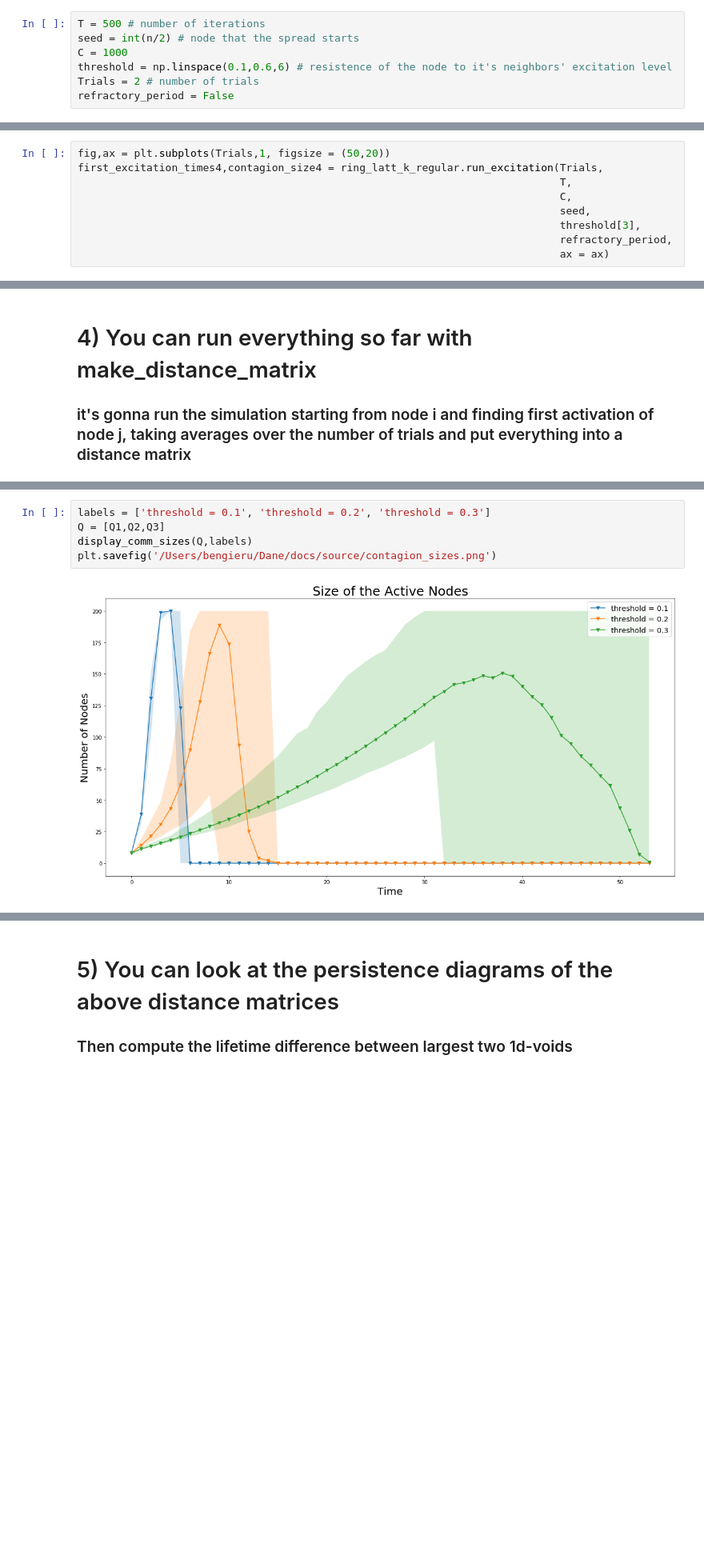
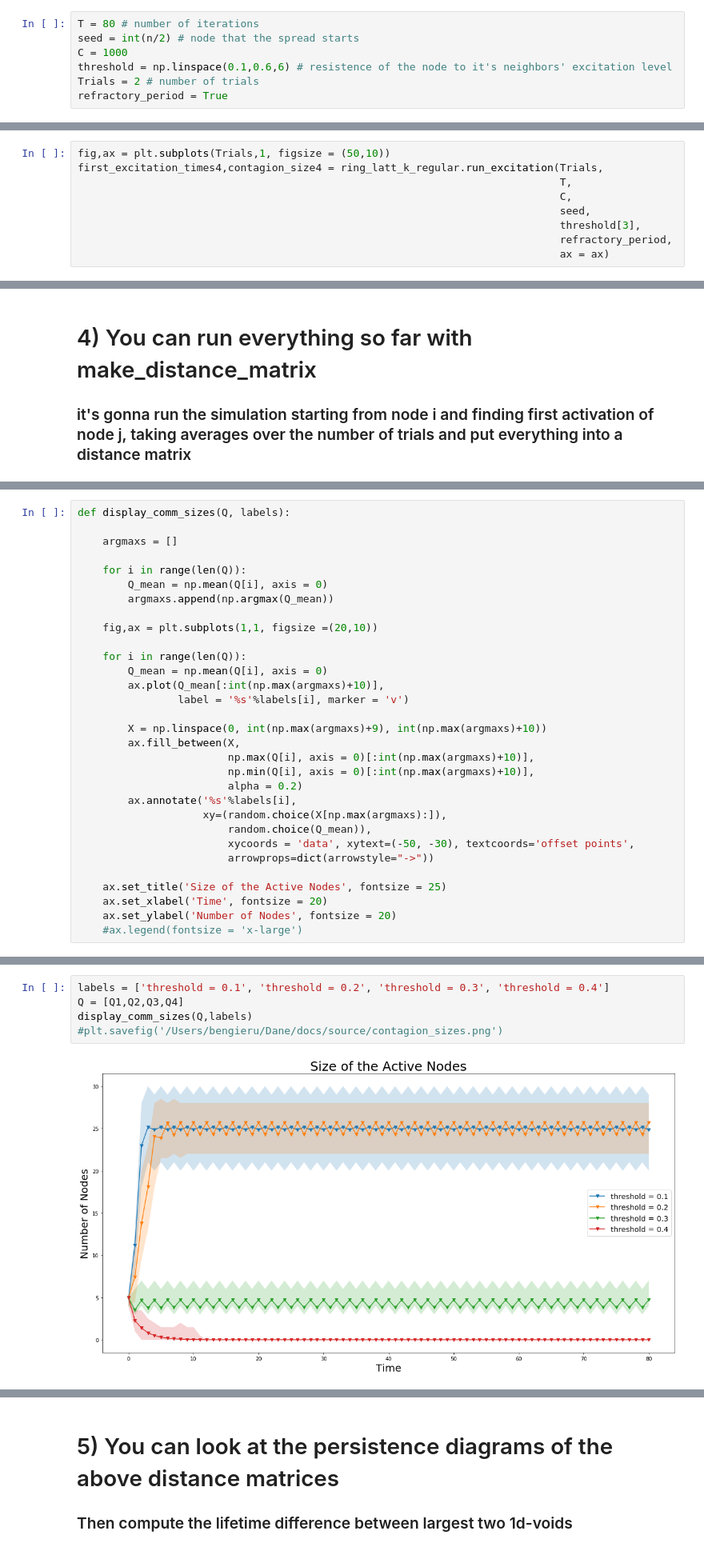
Before and after one commit to ulgenklc/Complex-Contagions, a Jupyter notebook: Excitations_python/new_model/WTM_v1.ipynb, the cells around one changed output, grey strips where cells are left out. Shown at 80% size. Drawn from its saved outputs; the diff is of its cells as text; blank space fills up the shorter version.

```diff
--- a/Excitations_python/new_model/WTM_v1.ipynb
+++ b/Excitations_python/new_model/WTM_v1.ipynb
@@ -417,12 +421,12 @@ plt.spy(ring_latt_k_regular.A.todense())
 # 2) Sample Excitation Simulation
    ### Use .run_exciation() method for the desired network. Output is the first activation times
 # %%
-T = 500 # number of iterations
+T = 80 # number of iterations
 seed = int(n/2) # node that the spread starts
 C = 1000
 threshold = np.linspace(0.1,0.6,6) # resistence of the node to it's neighbors' excitation level
 Trials = 2 # number of trials
-refractory_period = False
+refractory_period = True
 # %%
 fig, ax = plt.subplots(Trials,1, figsize = (50,10))
 first_excitation_times1, contagion_size1 = ring_latt_k_regular.run_excitation(Trials,
@@ -493,5 +483,5 @@ plt.savefig('/Users/bengieru/Dane/docs/source/contagion.png')
 # %%
-fig,ax = plt.subplots(Trials,1, figsize = (50,20))
+fig,ax = plt.subplots(Trials,1, figsize = (50,10))
 first_excitation_times4,contagion_size4 = ring_latt_k_regular.run_excitation(Trials,
                                                                              T,
                                                                              C,
@@ -563,0 +554,31 @@ D4,Q4 = ring_latt_k_regular.make_distance_matrix(T,
+# %%
+def display_comm_sizes(Q, labels):
+
+    argmaxs = []
+
+    for i in range(len(Q)):
+        Q_mean = np.mean(Q[i], axis = 0)
+        argmaxs.append(np.argmax(Q_mean))
+
+    fig,ax = plt.subplots(1,1, figsize =(20,10))
+
+    for i in range(len(Q)):
+        Q_mean = np.mean(Q[i], axis = 0)
+        ax.plot(Q_mean[:int(np.max(argmaxs)+10)],
+                label = '%s'%labels[i], marker = 'v')
+
+        X = np.linspace(0, int(np.max(argmaxs)+9), int(np.max(argmaxs)+10))
+        ax.fill_between(X,
+                        np.max(Q[i], axis = 0)[:int(np.max(argmaxs)+10)],
+                        np.min(Q[i], axis = 0)[:int(np.max(argmaxs)+10)],
+                        alpha = 0.2)
+        ax.annotate('%s'%labels[i],
+                    xy=(random.choice(X[np.max(argmaxs):]),
+                        random.choice(Q_mean)),
+                        xycoords = 'data', xytext=(-50, -30), textcoords='offset points',
+                        arrowprops=dict(arrowstyle="->"))
+
+    ax.set_title('Size of the Active Nodes', fontsize = 25)
+    ax.set_xlabel('Time', fontsize = 20)
+    ax.set_ylabel('Number of Nodes', fontsize = 20)
+    #ax.legend(fontsize = 'x-large')
@@ -564,7 +637,7 @@ D4,Q4 = ring_latt_k_regular.make_distance_matrix(T,
 # %%
-labels = ['threshold = 0.1', 'threshold = 0.2', 'threshold = 0.3']
-Q = [Q1,Q2,Q3]
+labels = ['threshold = 0.1', 'threshold = 0.2', 'threshold = 0.3', 'threshold = 0.4']
+Q = [Q1,Q2,Q3,Q4]
 display_comm_sizes(Q,labels)
-plt.savefig('/Users/bengieru/Dane/docs/source/contagion_sizes.png')
+#plt.savefig('/Users/bengieru/Dane/docs/source/contagion_sizes.png')
 # %% [output]
-[figure, old version]
+[figure, new version]
```
Also changed, not shown: parts of 27 cells of this notebook, 15 other files.
